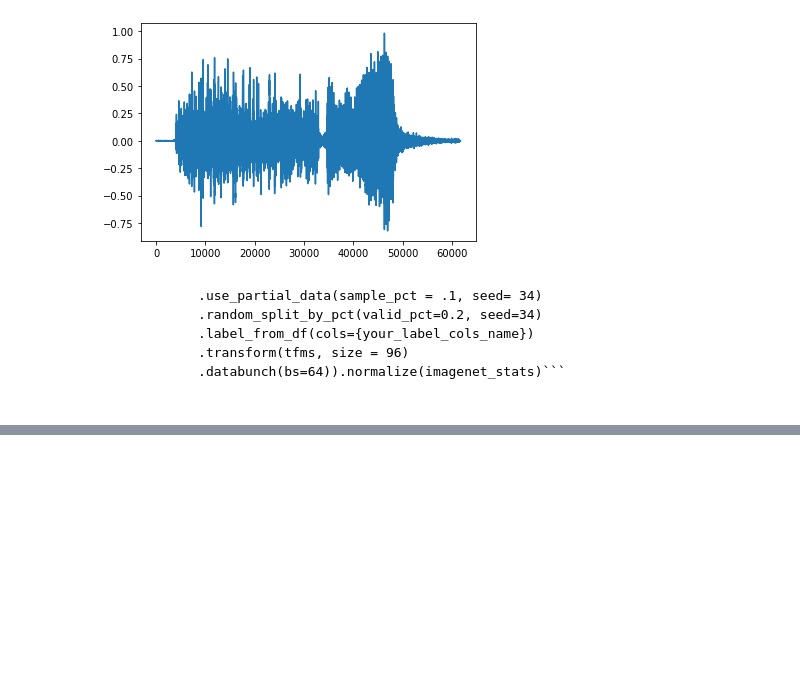
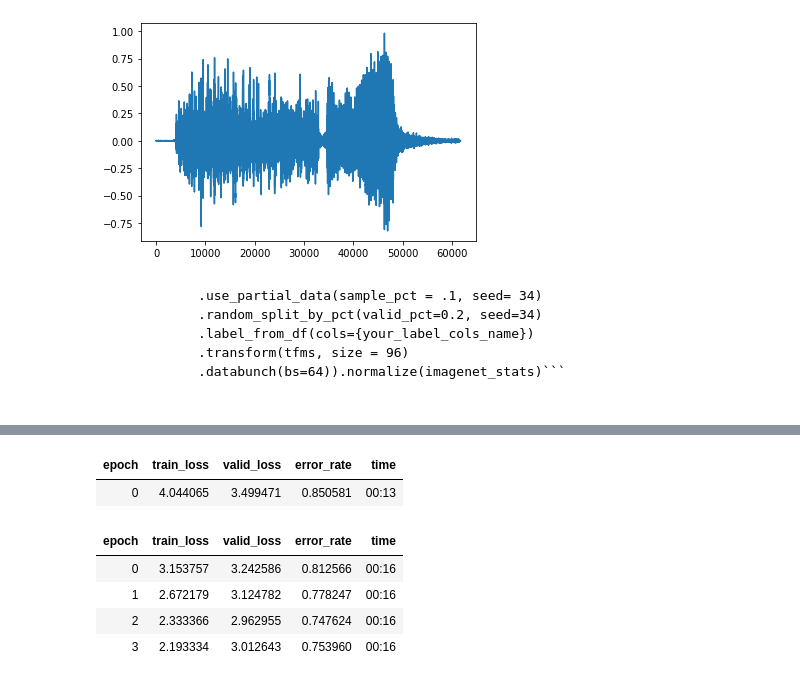
Before and after one commit to oyvindgrutle/DAT255-project, a Jupyter notebook: nbs/Downloading-and-Exploration.ipynb, the cells around one changed output, grey strips where cells are left out. Cells and saved outputs as stored; diff of their text form; code cells hidden in the pictures; blank space fills up the shorter version.

```diff
--- a/nbs/Downloading-and-Exploration.ipynb
+++ b/nbs/Downloading-and-Exploration.ipynb
@@ -100,0 +246,12 @@ plt.plot(x)
+# %%
+lrate = lr.valley
+# %%
+learn.fine_tune(4, lrate)
+# %% [output]
+| epoch | train_loss | valid_loss | error_rate | time |
+| 0 | 4.044065 | 3.499471 | 0.850581 | 00:13 |
+| epoch | train_loss | valid_loss | error_rate | time |
+| 0 | 3.153757 | 3.242586 | 0.812566 | 00:16 |
+| 1 | 2.672179 | 3.124782 | 0.778247 | 00:16 |
+| 2 | 2.333366 | 2.962955 | 0.747624 | 00:16 |
+| 3 | 2.193334 | 3.012643 | 0.753960 | 00:16 |
```
Also changed, not shown: parts of 23 cells of this notebook, 1 other file.
